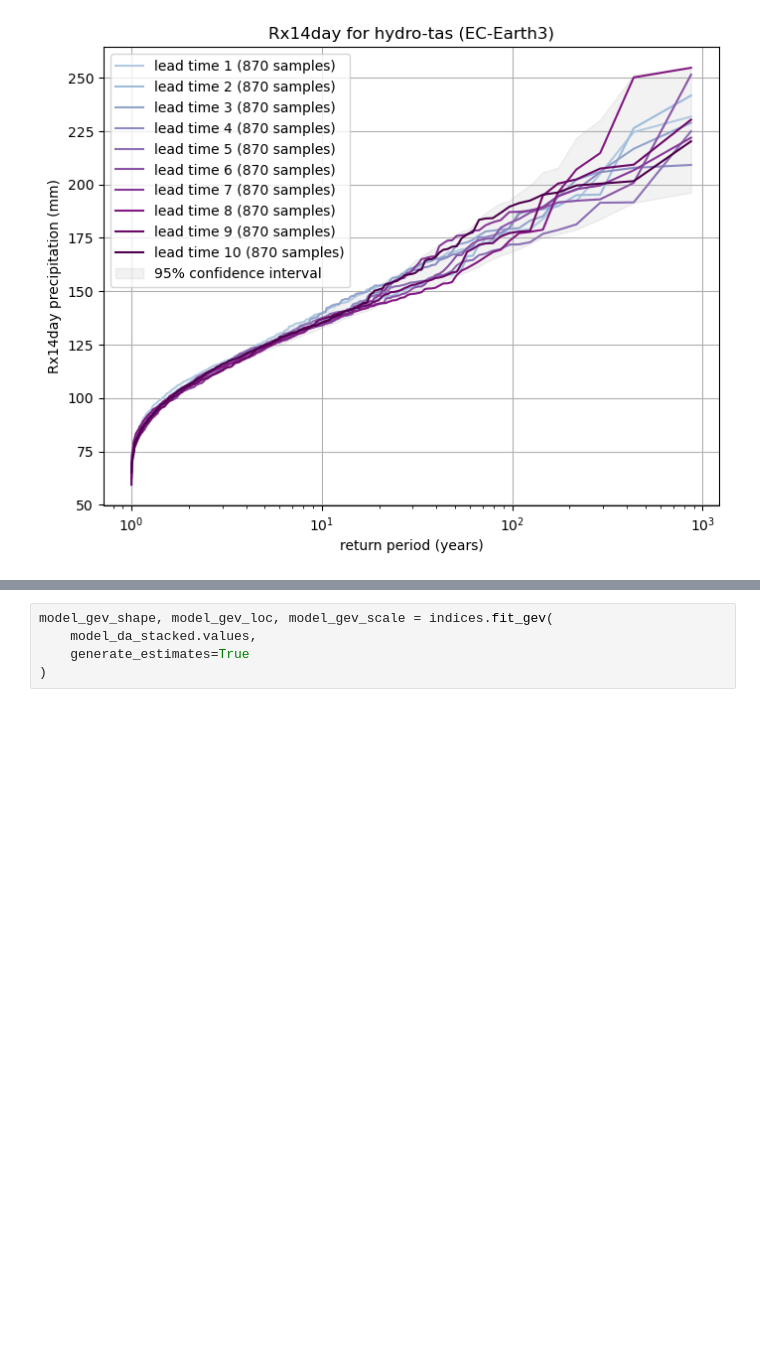
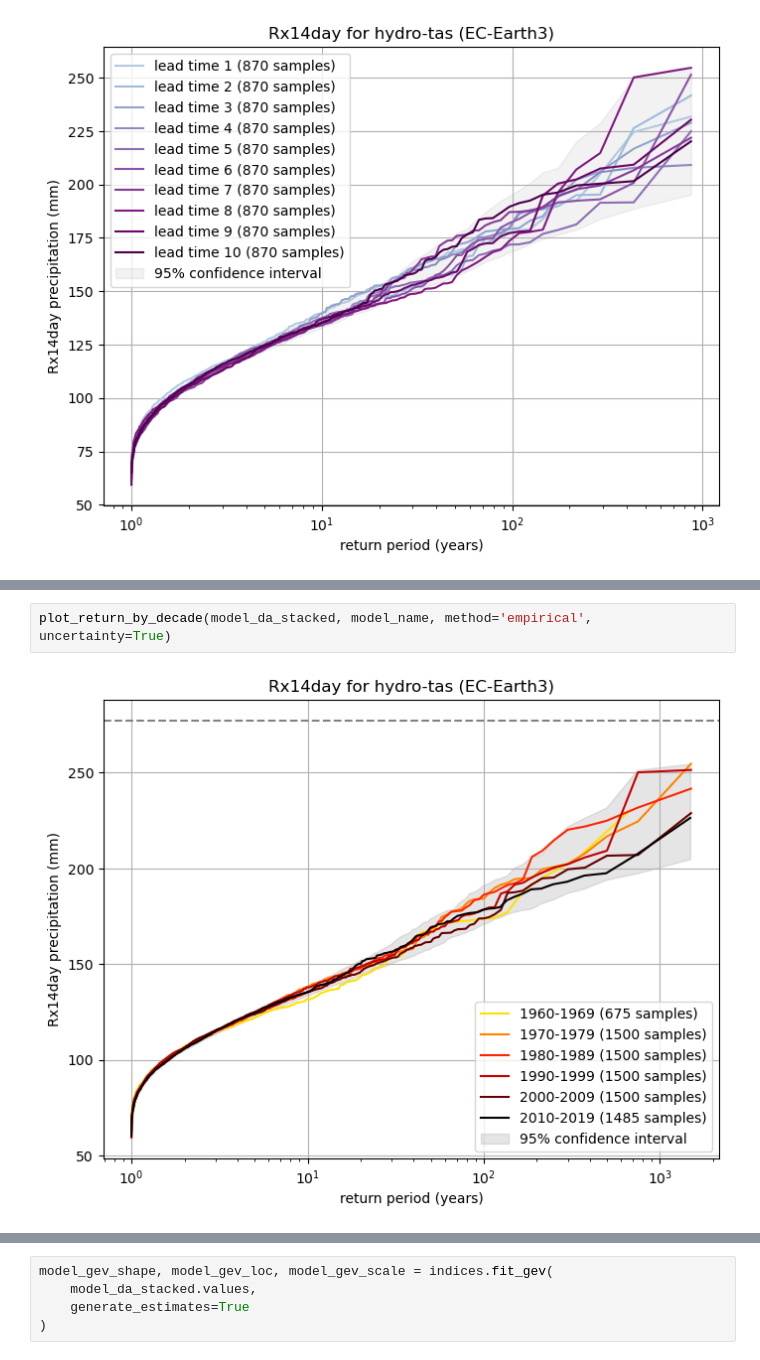
Before and after one commit to DamienIrving/hydrotas, a Jupyter notebook: analysis_EC-Earth3.ipynb, the cells around one changed output, grey strips where cells are left out. Saved outputs shown, nothing was run; the diff lists cells and outputs as text; blank space fills up the shorter version.

```diff
--- a/analysis_EC-Earth3.ipynb
+++ b/analysis_EC-Earth3.ipynb
@@ -365,0 +469,4 @@ plot_return_by_lead(model_da_stacked, model_name, uncertainty=True)
+# %%
+plot_return_by_decade(model_da_stacked, model_name, method='empirical', uncertainty=True)
+# %% [output]
+[figure, added]
```
Also changed, not shown: parts of 11 cells of this notebook.
